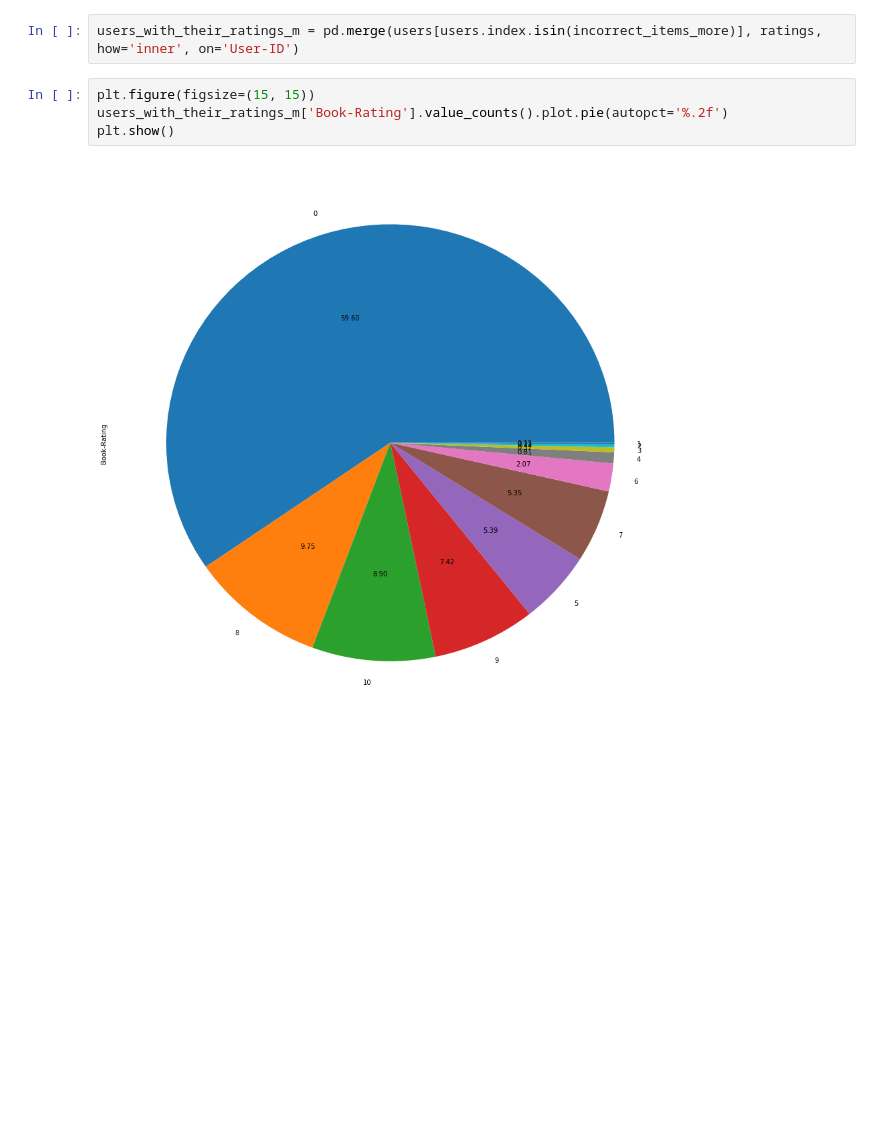
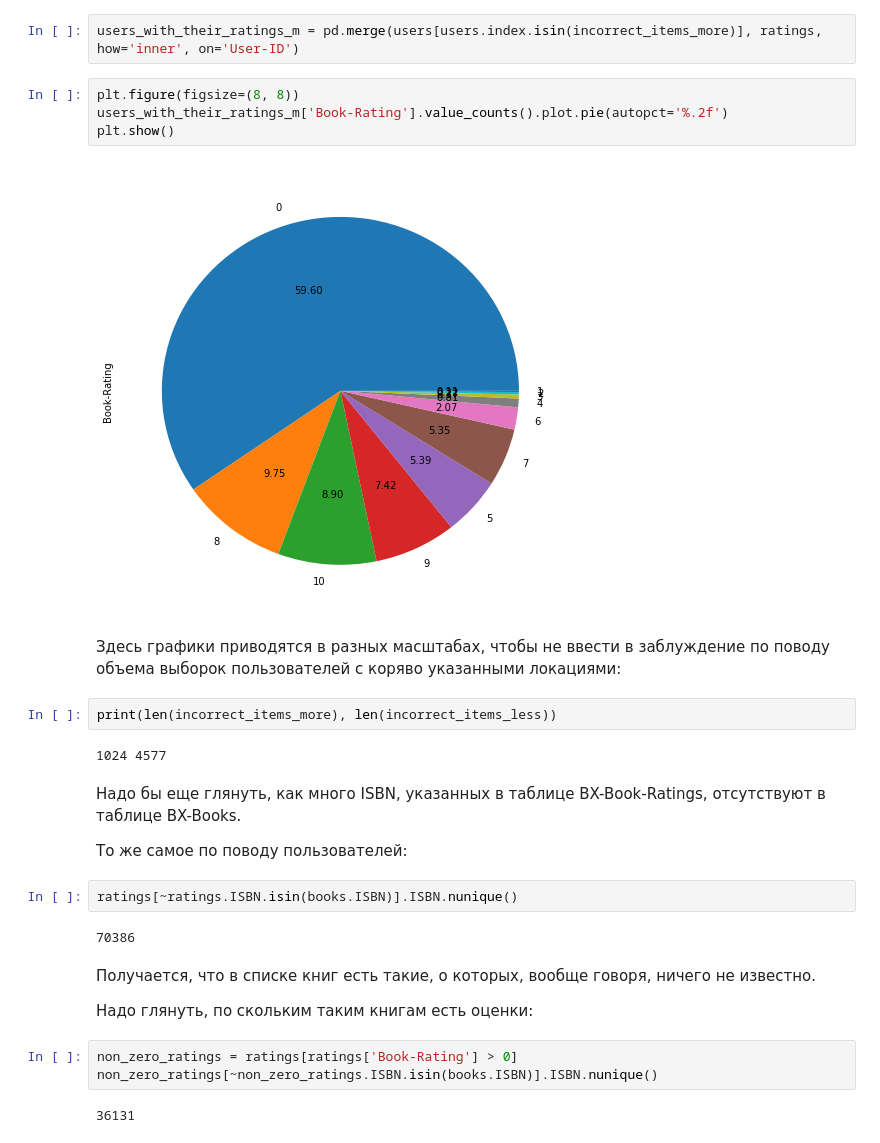
Before and after one commit to IooHooI/RECOMMENDATION_SYSTEMS_1, a Jupyter notebook: notebooks/EDA.ipynb, the cells around one changed output. Saved outputs shown, nothing was run; the diff lists cells and outputs as text; blank space fills up the shorter version.

```diff
--- a/notebooks/EDA.ipynb
+++ b/notebooks/EDA.ipynb
@@ -148,8 +206,31 @@ plt.show()
 # %%
 users_with_their_ratings_m = pd.merge(users[users.index.isin(incorrect_items_more)], ratings, how='inner', on='User-ID')
 # %%
-plt.figure(figsize=(15, 15))
+plt.figure(figsize=(8, 8))
 users_with_their_ratings_m['Book-Rating'].value_counts().plot.pie(autopct='%.2f')
 plt.show()
 # %% [output]
-[figure, old version]
+[figure, new version]
+# %% [markdown]
+Здесь графики приводятся в разных масштабах, чтобы не ввести в заблуждение по поводу объема выборок пользователей с коряво указанными локациями:
+# %%
+print(len(incorrect_items_more), len(incorrect_items_less))
+# %% [output]
+1024 4577
+# %% [markdown]
+Надо бы еще глянуть, как много ISBN, указанных в таблице BX-Book-Ratings, отсутствуют в таблице BX-Books.
+
+То же самое по поводу пользователей:
+# %%
+ratings[~ratings.ISBN.isin(books.ISBN)].ISBN.nunique()
+# %% [output]
+70386
+# %% [markdown]
+Получается, что в списке книг есть такие, о которых, вообще говоря, ничего не известно.
+
+Надо глянуть, по скольким таким книгам есть оценки:
+# %%
+non_zero_ratings = ratings[ratings['Book-Rating'] > 0]
+non_zero_ratings[~non_zero_ratings.ISBN.isin(books.ISBN)].ISBN.nunique()
+# %% [output]
+36131
```
Also changed, not shown: parts of 43 cells of this notebook, 8 other files.
